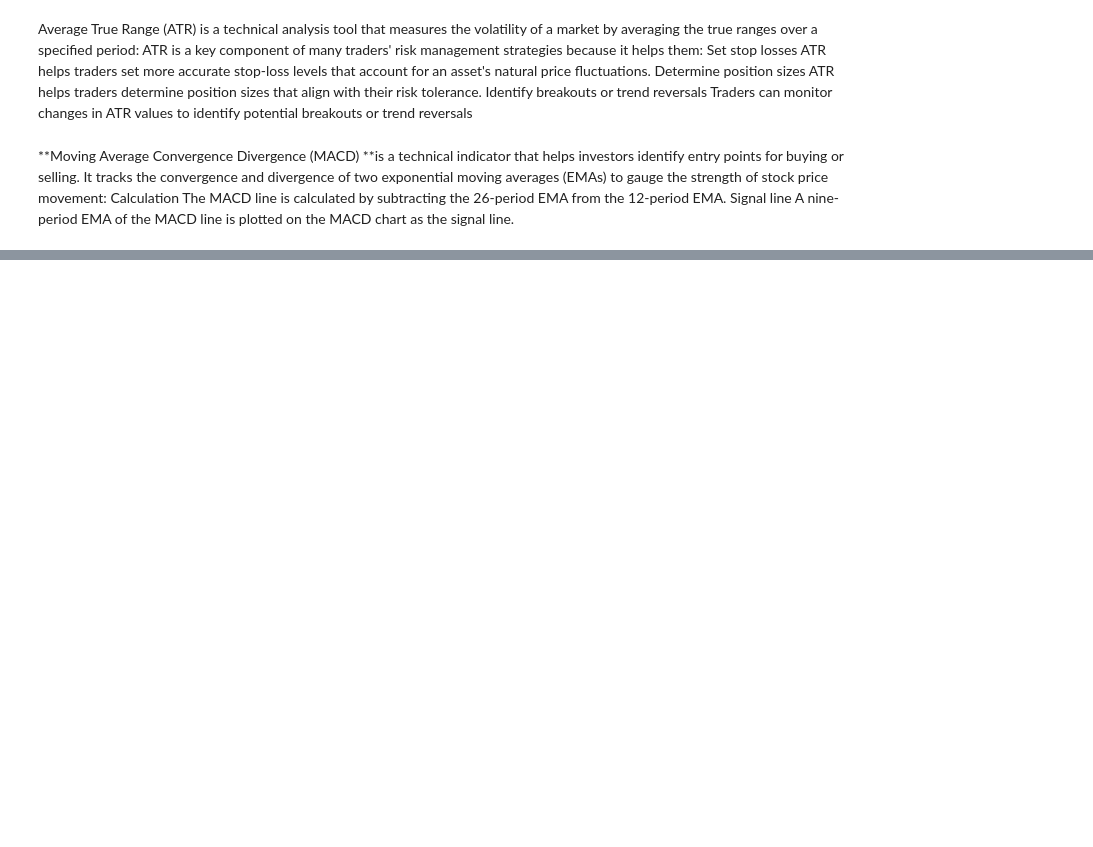
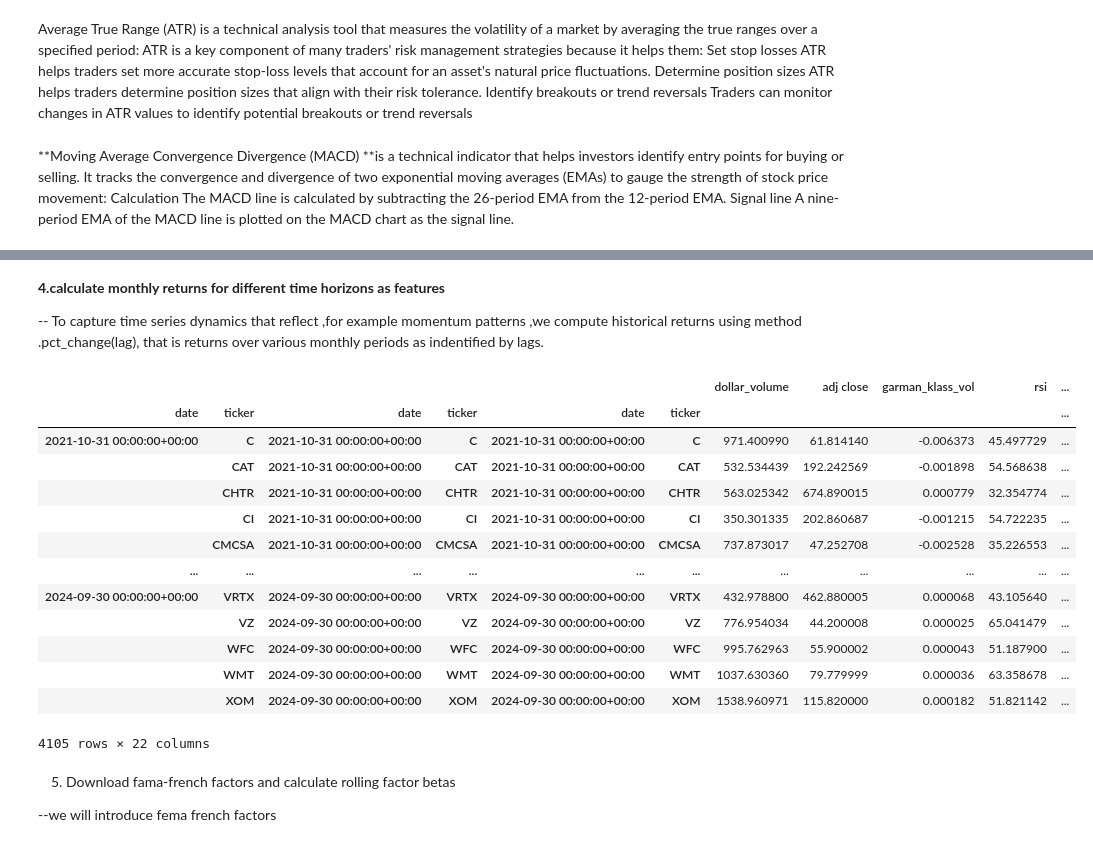
Before and after one commit to DattDixit/unsupervised_learning_trading_algorithm, a Jupyter notebook: unsupervised_learning_trading_algorithm.ipynb, the cells around one changed output, grey strips where cells are left out. Saved outputs shown, nothing was run; the diff lists cells and outputs as text; code cells hidden in the pictures; blank space fills up the shorter version.

```diff
--- a/unsupervised_learning_trading_algorithm.ipynb
+++ b/unsupervised_learning_trading_algorithm.ipynb
@@ -200,0 +300,49 @@ df
+# %% [markdown]
+**4.calculate monthly returns for different time horizons as features**
+
+-- To capture time series dynamics that reflect ,for example momentum patterns ,we compute historical returns using method .pct_change(lag), that is returns over various monthly periods as indentified by lags.
+# %%
+def calculate_returns(df):
+    outlier_cutoff=0.005
+    lags=[1,2,3,6,9,12]
+
+
+
+    for lag in lags:
+
+        df[f'%return_{lag}m']=(df['adj close']
+                              .pct_change(lag)
+                              .pipe(lambda x : x.clip(lower=x.quantile(outlier_cutoff),upper=x.quantile(1-outlier_cutoff)))
+                              .add(1)
+                              .pow(1/lag)
+                              .sub(1))
+    return df
+
+# .pipe(lambda x: ...): This is a functional approach to modify the data.
+# It allows you to apply a function (in this case, a lambda function) to the Series.
+# x.clip(...): Clipping limits the values of the Series. The lower and upper parameters specify the bounds.
+# lower=x.quantile(outlier_cutoff): The lower bound is set to the value at the specified quantile,
+# defined by outlier_cutoff. This means any values below this quantile will be replaced with this value.
+# upper=x.quantile(1-outlier_cutoff): The upper bound is similarly set to the value at the upper quantile.
+
+data = data.groupby(level=1).apply(calculate_returns).dropna()
+data
+# %% [output]
+|  |  |  |  |  |  | dollar_volume | adj close | garman_klass_vol | rsi | ... |
+| date | ticker | date | ticker | date | ticker |  |  |  |  | ... |
+| 2021-10-31 00:00:00+00:00 | C | 2021-10-31 00:00:00+00:00 | C | 2021-10-31 00:00:00+00:00 | C | 971.400990 | 61.814140 | -0.006373 | 45.497729 | ... |
+|  | CAT | 2021-10-31 00:00:00+00:00 | CAT | 2021-10-31 00:00:00+00:00 | CAT | 532.534439 | 192.242569 | -0.001898 | 54.568638 | ... |
+|  | CHTR | 2021-10-31 00:00:00+00:00 | CHTR | 2021-10-31 00:00:00+00:00 | CHTR | 563.025342 | 674.890015 | 0.000779 | 32.354774 | ... |
+|  | CI | 2021-10-31 00:00:00+00:00 | CI | 2021-10-31 00:00:00+00:00 | CI | 350.301335 | 202.860687 | -0.001215 | 54.722235 | ... |
+|  | CMCSA | 2021-10-31 00:00:00+00:00 | CMCSA | 2021-10-31 00:00:00+00:00 | CMCSA | 737.873017 | 47.252708 | -0.002528 | 35.226553 | ... |
+| ... | ... | ... | ... | ... | ... | ... | ... | ... | ... | ... |
+| 2024-09-30 00:00:00+00:00 | VRTX | 2024-09-30 00:00:00+00:00 | VRTX | 2024-09-30 00:00:00+00:00 | VRTX | 432.978800 | 462.880005 | 0.000068 | 43.105640 | ... |
+|  | VZ | 2024-09-30 00:00:00+00:00 | VZ | 2024-09-30 00:00:00+00:00 | VZ | 776.954034 | 44.200008 | 0.000025 | 65.041479 | ... |
+|  | WFC | 2024-09-30 00:00:00+00:00 | WFC | 2024-09-30 00:00:00+00:00 | WFC | 995.762963 | 55.900002 | 0.000043 | 51.187900 | ... |
+|  | WMT | 2024-09-30 00:00:00+00:00 | WMT | 2024-09-30 00:00:00+00:00 | WMT | 1037.630360 | 79.779999 | 0.000036 | 63.358678 | ... |
+|  | XOM | 2024-09-30 00:00:00+00:00 | XOM | 2024-09-30 00:00:00+00:00 | XOM | 1538.960971 | 115.820000 | 0.000182 | 51.821142 | ... |
+4105 rows × 22 columns
+# %% [markdown]
+5. Download fama-french factors and calculate rolling factor betas
+
+--we will introduce fema french factors
```
Also changed, not shown: parts of 11 cells of this notebook.
